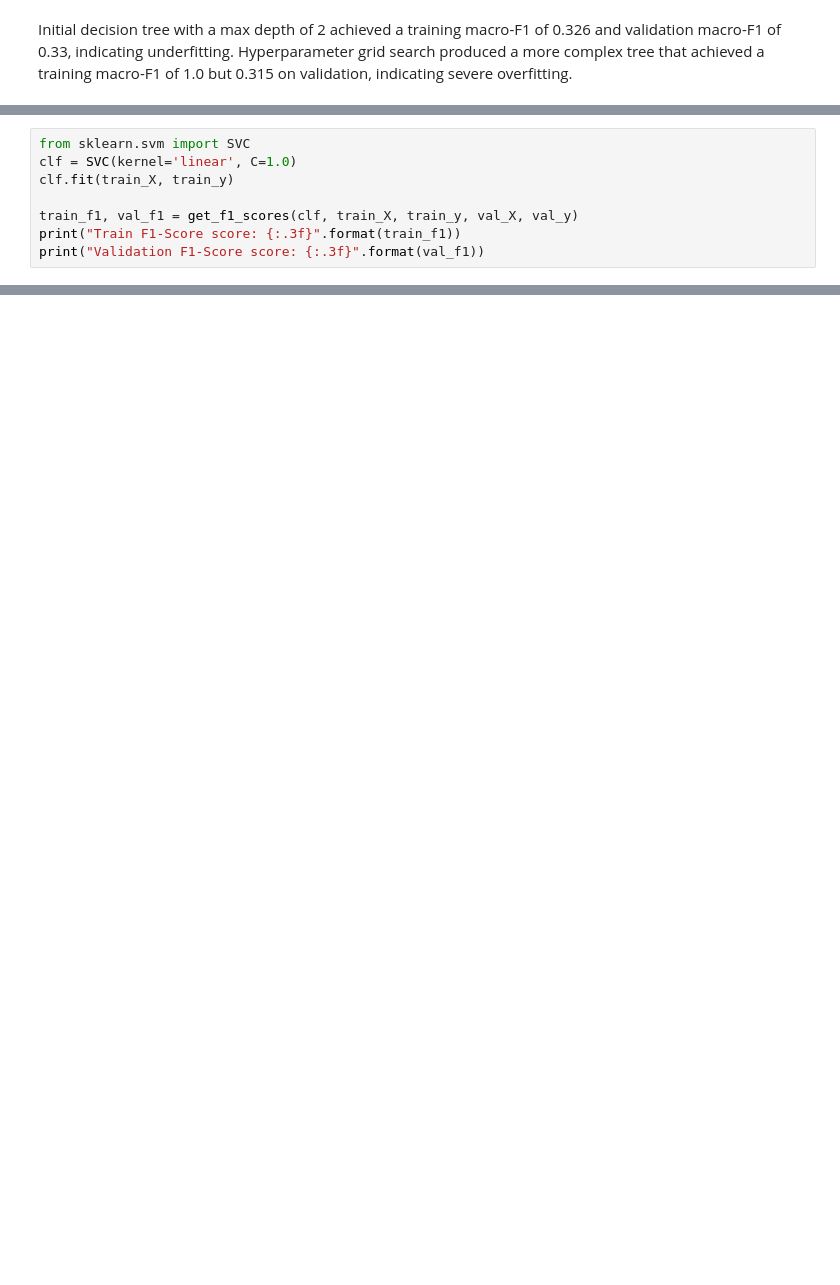
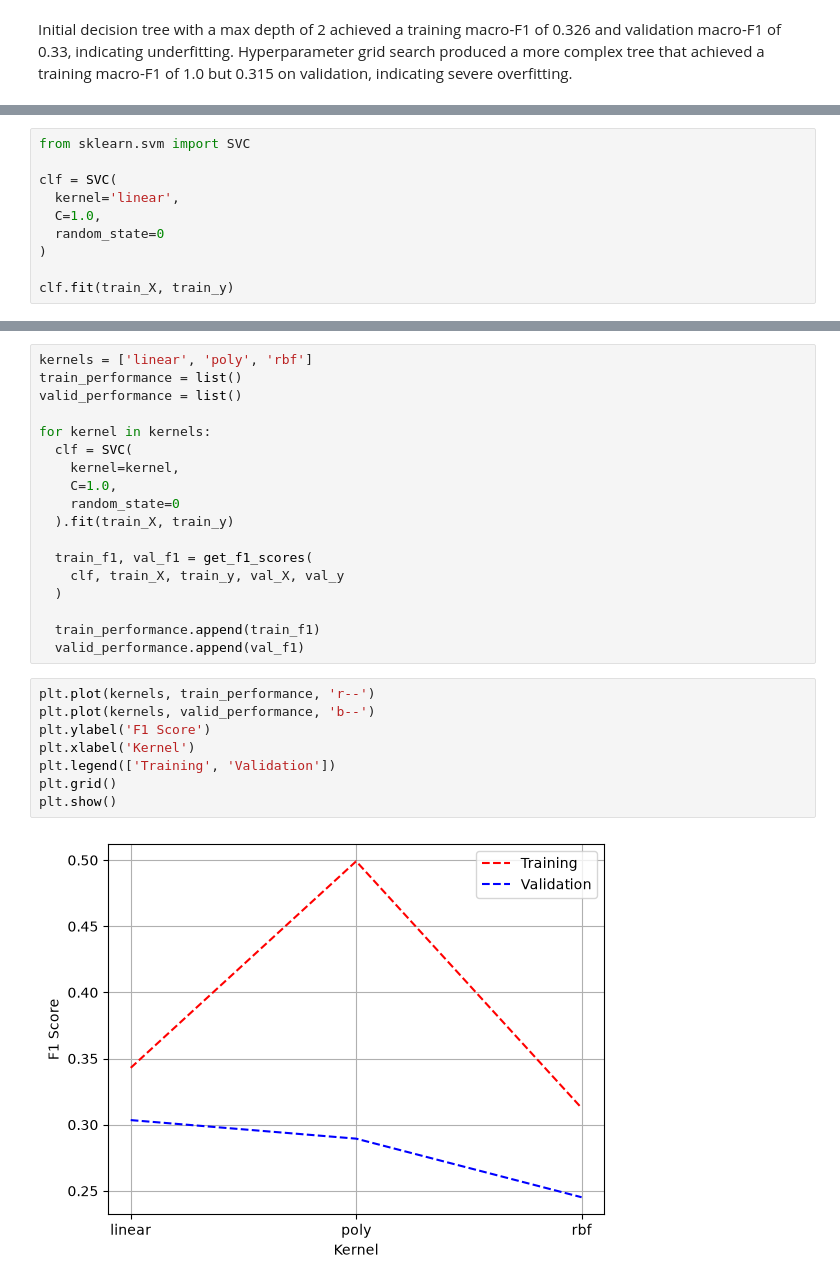
Before and after one commit to squeeble1471/ML02, a Jupyter notebook: ass02.ipynb, the cells around one changed output, grey strips where cells are left out. Drawn from its saved outputs; the diff is of its cells as text; blank space fills up the shorter version.

```diff
--- a/ass02.ipynb
+++ b/ass02.ipynb
@@ -489,8 +471,0 @@ test_X = scaler.transform(test_X)
-# %%
-from sklearn.svm import SVC
-clf = SVC(kernel='linear', C=1.0)
-clf.fit(train_X, train_y)
-
-train_f1, val_f1 = get_f1_scores(clf, train_X, train_y, val_X, val_y)
-print("Train F1-Score score: {:.3f}".format(train_f1))
-print("Validation F1-Score score: {:.3f}".format(val_f1))
@@ -599,0 +481,10 @@ weighted avg       0.42      0.43      0.41       868
+# %%
+from sklearn.svm import SVC
+
+clf = SVC(
+  kernel='linear',
+  C=1.0,
+  random_state=0
+)
+
+clf.fit(train_X, train_y)
@@ -599,0 +511,28 @@ weighted avg       0.42      0.43      0.41       868
+# %%
+kernels = ['linear', 'poly', 'rbf']
+train_performance = list()
+valid_performance = list()
+
+for kernel in kernels:
+  clf = SVC(
+    kernel=kernel,
+    C=1.0,
+    random_state=0
+  ).fit(train_X, train_y)
+
+  train_f1, val_f1 = get_f1_scores(
+    clf, train_X, train_y, val_X, val_y
+  )
+
+  train_performance.append(train_f1)
+  valid_performance.append(val_f1)
+# %%
+plt.plot(kernels, train_performance, 'r--')
+plt.plot(kernels, valid_performance, 'b--')
+plt.ylabel('F1 Score')
+plt.xlabel('Kernel')
+plt.legend(['Training', 'Validation'])
+plt.grid()
+plt.show()
+# %% [output]
+[figure, added]
```
Also changed, not shown: parts of 23 cells of this notebook.
